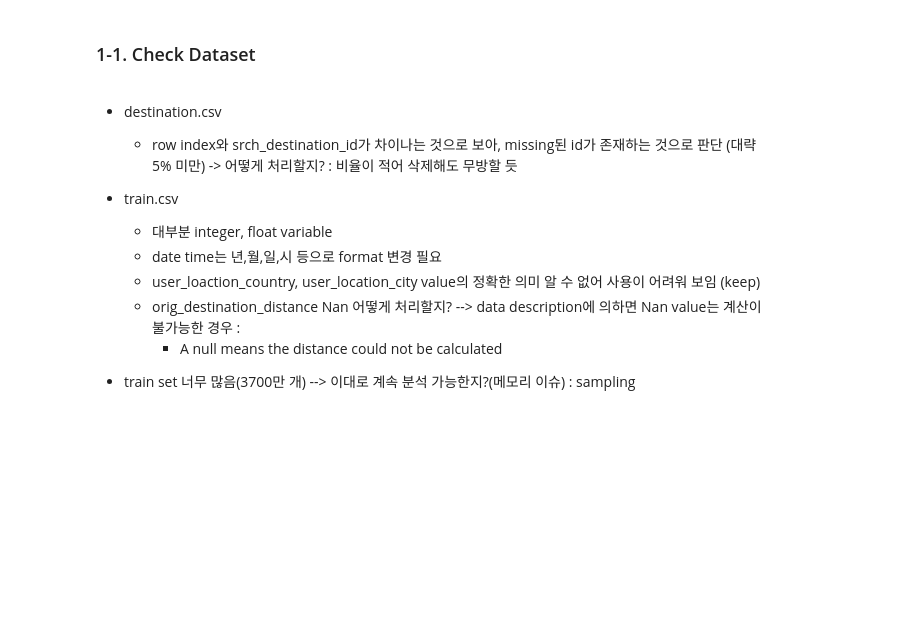
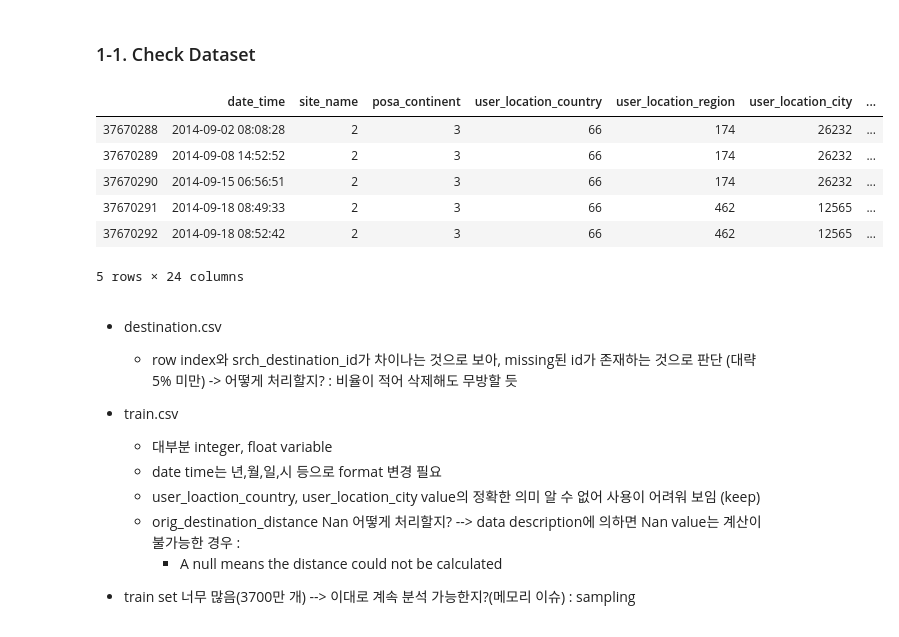
Before and after one commit to znulll/ROWILT, a Jupyter notebook: Kaggle/expedia-hotel-recommendations/expedia_hotel_recommendations.ipynb, the cells around one changed output. Saved outputs shown, nothing was run; the diff lists cells and outputs as text; code cells hidden in the pictures; blank space fills up the shorter version.

```diff
--- a/Kaggle/expedia-hotel-recommendations/expedia_hotel_recommendations.ipynb
+++ b/Kaggle/expedia-hotel-recommendations/expedia_hotel_recommendations.ipynb
@@ -44,20 +44,28 @@ train = pd.read_csv("train.csv")
 # %%
 # # Data 살펴보기
 
 # print('train.shape :', train.shape)
 # print('test.shape :', test.shape)
 # print('destinations.shape', destinations.shape)
 
 # # check destinationmissing values
 # print(destinations.tail())
-# print(train.tail())
+train.tail()
 # print(train.info())
 # print(test.tail())
 # print(test.info())
 # train.describe()
 # test.describe()
 # print(len(train.columns), train.columns)
 # print(len(test.columns), test.columns)
+# %% [output]
+|  | date_time | site_name | posa_continent | user_location_country | user_location_region | user_location_city | ... |
+| 37670288 | 2014-09-02 08:08:28 | 2 | 3 | 66 | 174 | 26232 | ... |
+| 37670289 | 2014-09-08 14:52:52 | 2 | 3 | 66 | 174 | 26232 | ... |
+| 37670290 | 2014-09-15 06:56:51 | 2 | 3 | 66 | 174 | 26232 | ... |
+| 37670291 | 2014-09-18 08:49:33 | 2 | 3 | 66 | 462 | 12565 | ... |
+| 37670292 | 2014-09-18 08:52:42 | 2 | 3 | 66 | 462 | 12565 | ... |
+5 rows × 24 columns
 # %% [markdown]
 - destination.csv
     - row index와 srch_destination_id가 차이나는 것으로 보아, missing된 id가 존재하는 것으로 판단 (대략 5% 미만) -> 어떻게 처리할지? : 비율이 적어 삭제해도 무방할 듯
```
Also changed, not shown: parts of 4 cells of this notebook.
